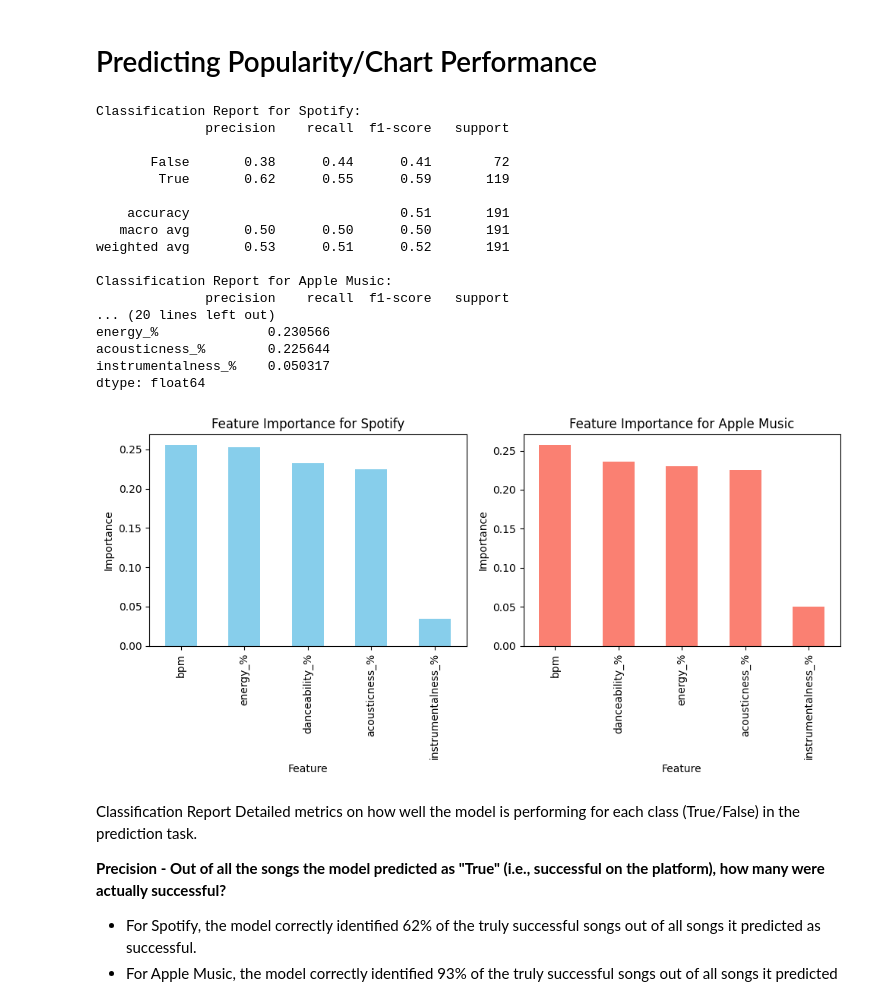
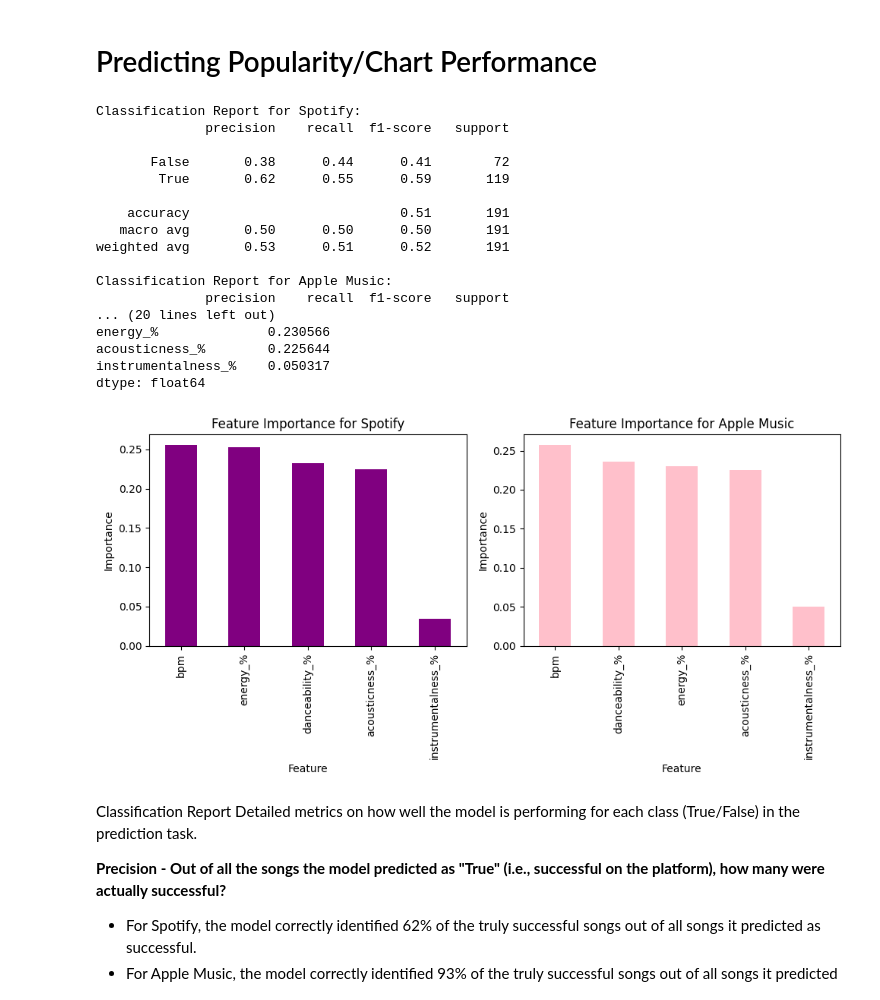
Before and after one commit to janaStani/CPA-MSSS, a Jupyter notebook: cross-platform-analysis.ipynb, the cells around one changed output. Drawn from its saved outputs; the diff is of its cells as text; code cells hidden in the pictures.

```diff
--- a/cross-platform-analysis.ipynb
+++ b/cross-platform-analysis.ipynb
@@ -162,0 +165,6 @@ memory usage: 178.8+ KB
+# %%
+# Drop the columns 'key' and 'mode'
+df = df.drop(columns=['key', 'mode'])
+
+# Print DataFrame info
+print(df.info())
@@ -648,38 +752,38 @@ print(apple_feature_importance)
 plt.figure(figsize=(10, 5))
 
 plt.subplot(1, 2, 1)
-spotify_feature_importance.plot(kind='bar', color='skyblue')
+spotify_feature_importance.plot(kind='bar', color='purple')
 plt.title('Feature Importance for Spotify')
 plt.xlabel('Feature')
 plt.ylabel('Importance')
 
 plt.subplot(1, 2, 2)
-apple_feature_importance.plot(kind='bar', color='salmon')
+apple_feature_importance.plot(kind='bar', color='pink')
 plt.title('Feature Importance for Apple Music')
 plt.xlabel('Feature')
 plt.ylabel('Importance')
 
 plt.tight_layout()
 plt.show()
 # %% [output]
 Classification Report for Spotify:
               precision    recall  f1-score   support
 
        False       0.38      0.44      0.41        72
         True       0.62      0.55      0.59       119
 
     accuracy                           0.51       191
    macro avg       0.50      0.50      0.50       191
 weighted avg       0.53      0.51      0.52       191
 
 Classification Report for Apple Music:
               precision    recall  f1-score   support
 ... (20 lines left out)
 energy_%              0.230566
 acousticness_%        0.225644
 instrumentalness_%    0.050317
 dtype: float64
-[figure, old version]
+[figure, new version]
 # %% [markdown]
 Classification Report
 Detailed metrics on how well the model is performing for each class (True/False) in the prediction task.
```
Also changed, not shown: parts of 8 cells of this notebook.
